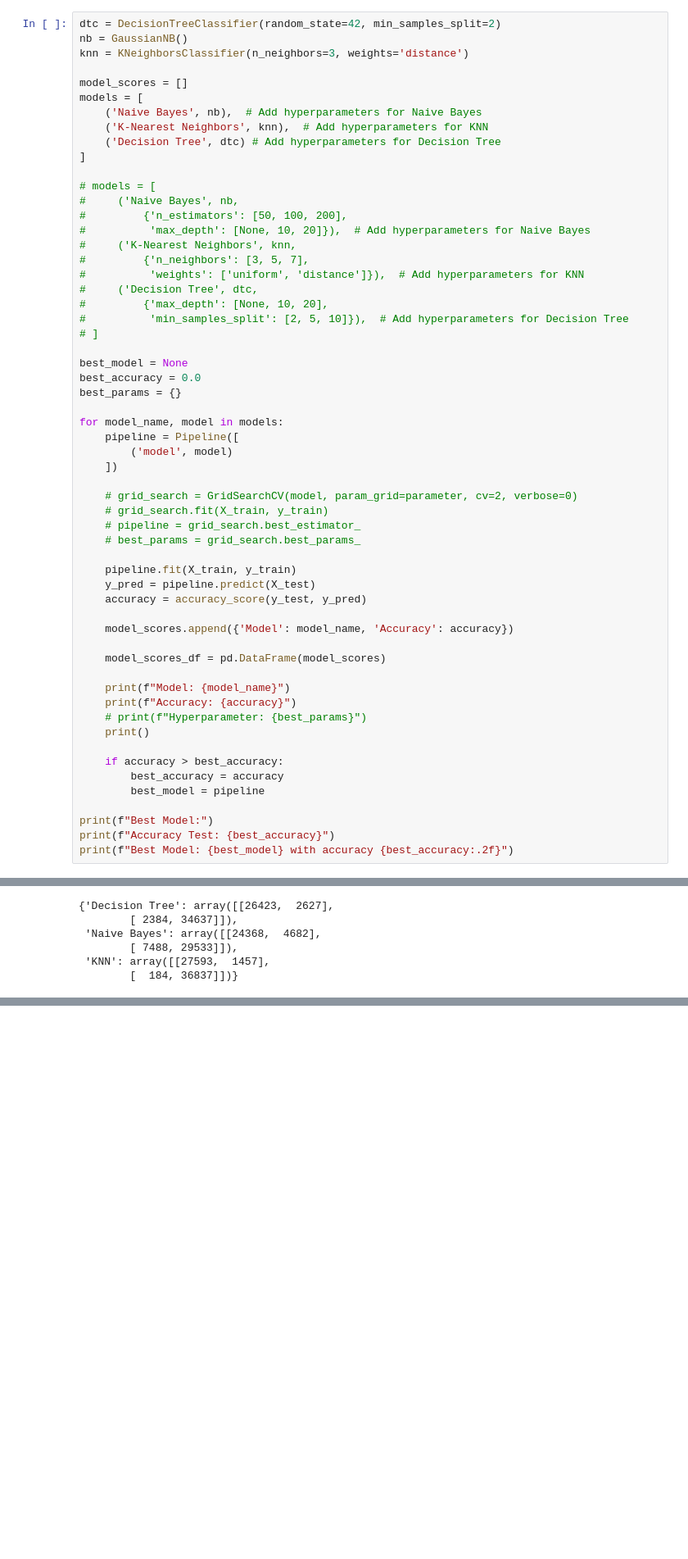
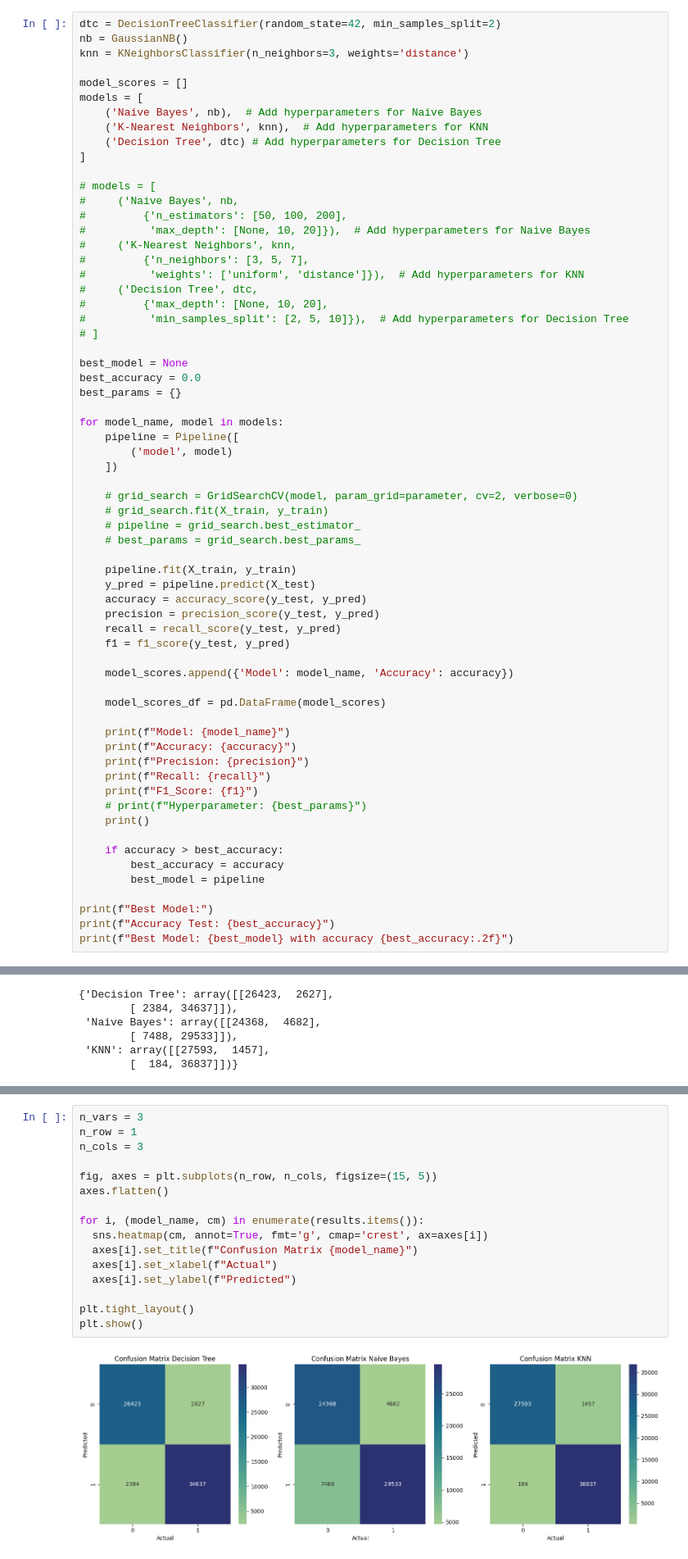
Before and after one commit to Ariqueeezz/MachineLearningProject, a Jupyter notebook: Experiment_DiabetesPrediction.ipynb, the cells around one changed output, grey strips where cells are left out. Shown at 82% size. Drawn from its saved outputs; the diff is of its cells as text; blank space fills up the shorter version.

```diff
--- a/Experiment_DiabetesPrediction.ipynb
+++ b/Experiment_DiabetesPrediction.ipynb
@@ -268,6 +312,9 @@ for model_name, model in models:
     pipeline.fit(X_train, y_train)
     y_pred = pipeline.predict(X_test)
     accuracy = accuracy_score(y_test, y_pred)
+    precision = precision_score(y_test, y_pred)
+    recall = recall_score(y_test, y_pred)
+    f1 = f1_score(y_test, y_pred)
 
     model_scores.append({'Model': model_name, 'Accuracy': accuracy})
 
@@ -275,6 +322,9 @@ for model_name, model in models:
 
     print(f"Model: {model_name}")
     print(f"Accuracy: {accuracy}")
+    print(f"Precision: {precision}")
+    print(f"Recall: {recall}")
+    print(f"F1_Score: {f1}")
     # print(f"Hyperparameter: {best_params}")
     print()
 
@@ -356,3 +382,21 @@ plt.show()
+# %%
+n_vars = 3
+n_row = 1
+n_cols = 3
+
+fig, axes = plt.subplots(n_row, n_cols, figsize=(15, 5))
+axes.flatten()
+
+for i, (model_name, cm) in enumerate(results.items()):
+  sns.heatmap(cm, annot=True, fmt='g', cmap='crest', ax=axes[i])
+  axes[i].set_title(f"Confusion Matrix {model_name}")
+  axes[i].set_xlabel(f"Actual")
+  axes[i].set_ylabel(f"Predicted")
+
+plt.tight_layout()
+plt.show()
+# %% [output]
+[figure, added]
 # %% [markdown]
 **Ringkasan Hasil Evaluasi:**
 
```
Also changed, not shown: parts of 31 cells of this notebook.
